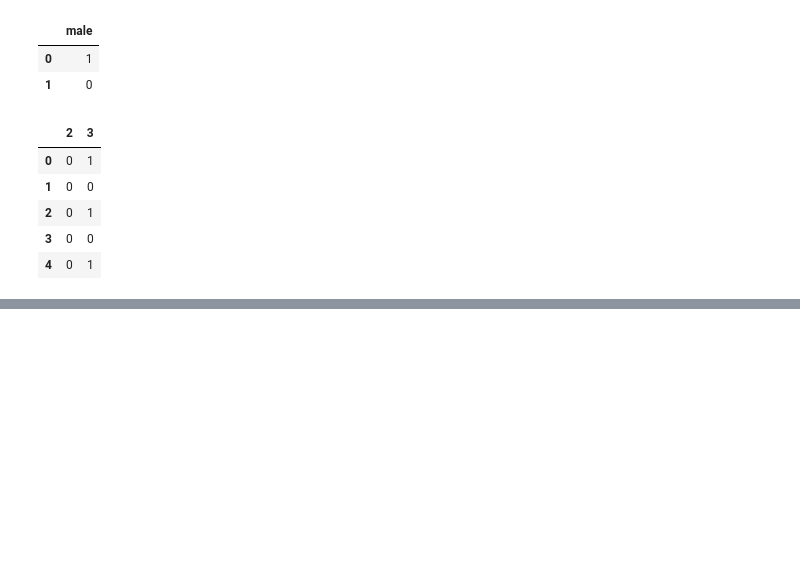
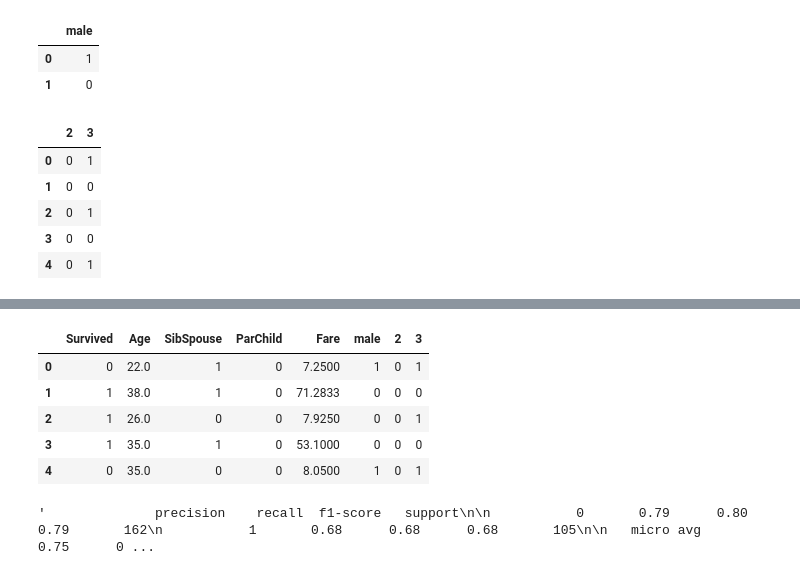
Before and after one commit to Pragades-Rajagopal/Data_Science_exercises, a Jupyter notebook: Logistic Regression.ipynb, the cells around one changed output, grey strips where cells are left out. Drawn from its saved outputs; the diff is of its cells as text; code cells hidden in the pictures; blank space fills up the shorter version.

```diff
--- a/Logistic Regression.ipynb
+++ b/Logistic Regression.ipynb
@@ -92,0 +101,13 @@ pcls.head(5)
+# %%
+# data1.drop(['Name', 'Sex'], axis=1, inplace=True)
+# data1.rename(columns={'Parents/Children Aboard':'ParChild'}, inplace=True)
+# data1.drop(['Pclass'], axis=1, inplace=True)
+
+data1.head(5)
+# %% [output]
+|  | Survived | Age | SibSpouse | ParChild | Fare | male | 2 | 3 |
+| 0 | 0 | 22.0 | 1 | 0 | 7.2500 | 1 | 0 | 1 |
+| 1 | 1 | 38.0 | 1 | 0 | 71.2833 | 0 | 0 | 0 |
+| 2 | 1 | 26.0 | 0 | 0 | 7.9250 | 0 | 0 | 1 |
+| 3 | 1 | 35.0 | 1 | 0 | 53.1000 | 0 | 0 | 0 |
+| 4 | 0 | 35.0 | 0 | 0 | 8.0500 | 1 | 0 | 1 |
@@ -92,0 +128,4 @@ pcls.head(5)
+# %%
+classification_report(y_test, predictions)
+# %% [output]
+'              precision    recall  f1-score   support\n\n           0       0.79      0.80      0.79       162\n           1       0.68      0.68      0.68       105\n\n   micro avg       0.75      0 ...
```
Also changed, not shown: parts of 7 cells of this notebook.
